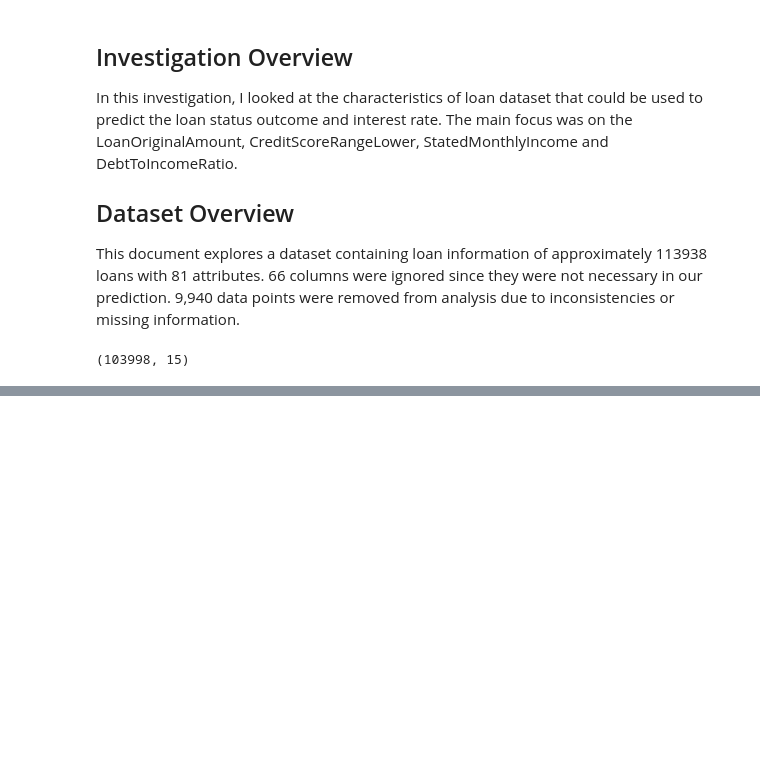
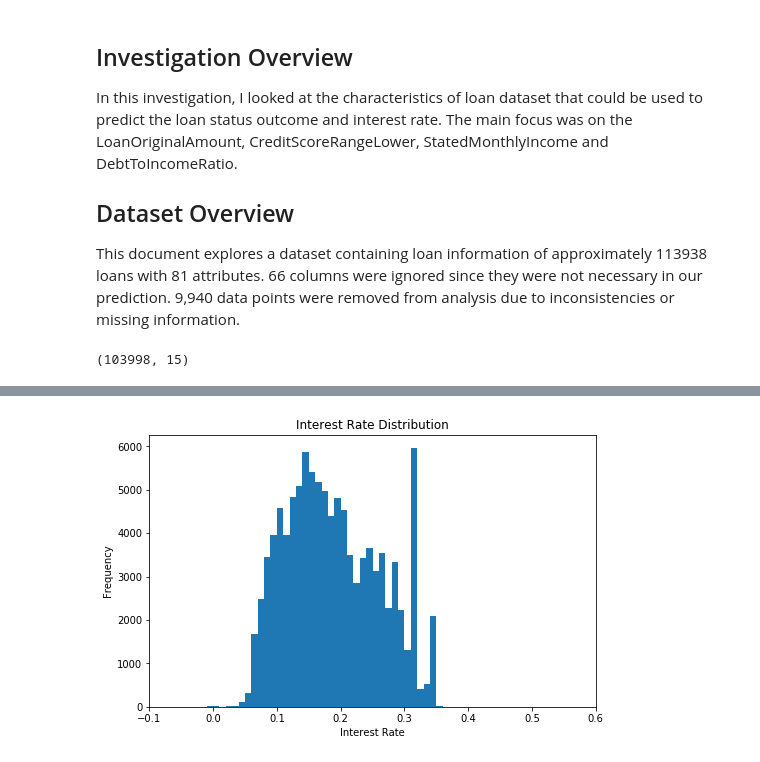
Before and after one commit to Kirthi-Raman/LoanDatasetAnalysis, a Jupyter notebook: Slide_Deck_Template.ipynb, the cells around one changed output, grey strips where cells are left out. Drawn from its saved outputs; the diff is of its cells as text; code cells hidden in the pictures; blank space fills up the shorter version.

```diff
--- a/Slide_Deck_Template.ipynb
+++ b/Slide_Deck_Template.ipynb
@@ -59,0 +76,14 @@ print(loandf.shape)
+# %%
+# Distribution plot of BorrowerRate
+binsize = .01
+bins = np.arange(-1, loandf['BorrowerRate'].max()+binsize, binsize)
+
+plt.figure(figsize=[8, 5])
+plt.hist(data = loandf, x = 'BorrowerRate', bins = bins)
+plt.xlabel('Interest Rate')
+plt.ylabel('Frequency')
+plt.title('Interest Rate Distribution')
+plt.xlim((-.1,.6))
+plt.show()
+# %% [output]
+[figure, added]
```
Also changed, not shown: parts of 3 cells of this notebook.
